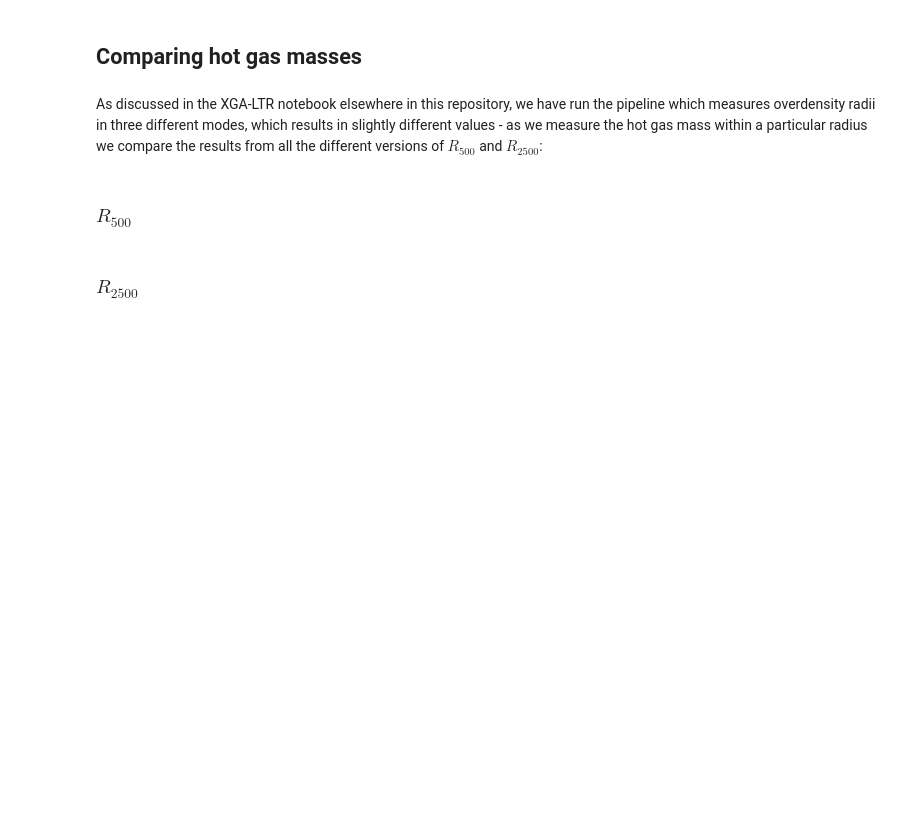
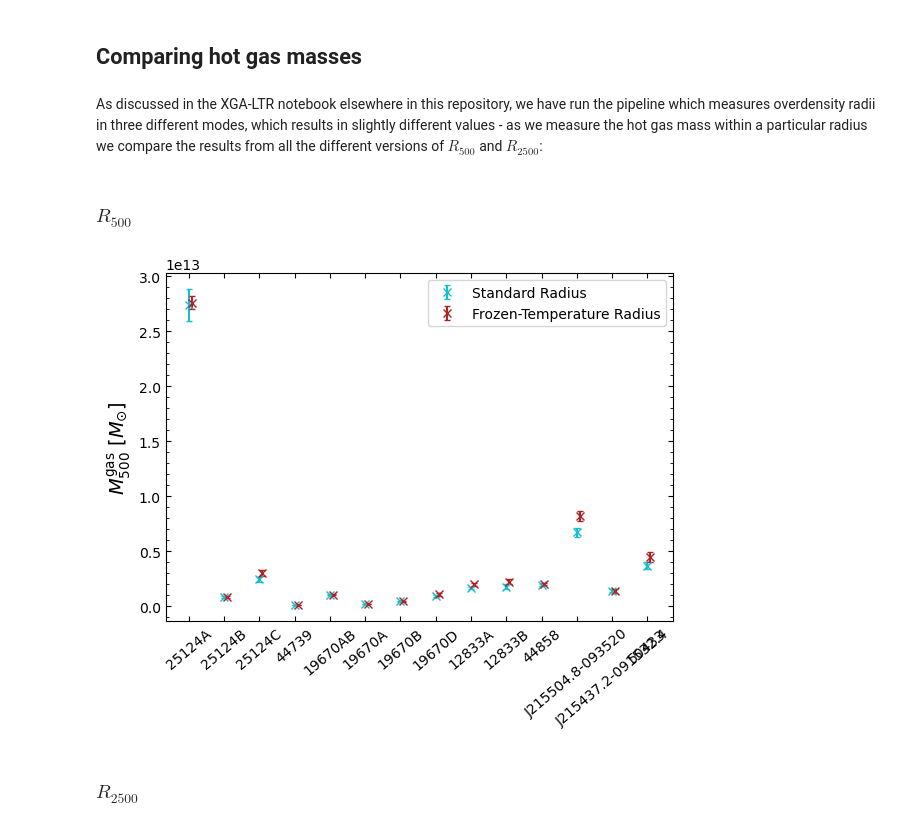
Before and after one commit to DavidT3/OVI_groups, a Jupyter notebook: notebooks/radial_prof_analyses/gas_density.ipynb, the cells around one changed output. Cells and saved outputs as stored; diff of their text form; code cells hidden in the pictures; blank space fills up the shorter version.

```diff
--- a/notebooks/radial_prof_analyses/gas_density.ipynb
+++ b/notebooks/radial_prof_analyses/gas_density.ipynb
@@ -253,8 +250,6 @@ Now that we have generated 3D density profiles, it is trivial to calculate the g
 # %%
 gm500 = []
 gm2500 = []
-metfree_gm500 = []
-metfree_gm2500 = []
 froztemp_gm500 = []
 froztemp_gm2500 = []
 
@@ -268,16 +263,6 @@ for dp in d_profs:
         rel_rad = Quantity(r2500_samp[r2500_samp['name'] == rel_src.name].iloc[0]['r2500'], 'kpc')
         rel_rad_err = Quantity(r2500_samp[r2500_samp['name'] == rel_src.name].iloc[0]['r2500+-'], 'kpc')
         gm2500.append(dp.gas_mass('king', rel_rad, radius_err=rel_rad_err)[0])
-
-        rel_rad = Quantity(r500_metfree_samp[r500_metfree_samp['name'] == rel_src.name].iloc[0]['r500'], 'kpc')
-        rel_rad_err = Quantity(r500_metfree_samp[r500_metfree_samp['name'] ==
-                                                 rel_src.name].iloc[0]['r500+-'], 'kpc')
-        metfree_gm500.append(dp.gas_mass('king', rel_rad, radius_err=rel_rad_err)[0])
-
-        rel_rad = Quantity(r2500_metfree_samp[r2500_metfree_samp['name'] == rel_src.name].iloc[0]['r2500'], 'kpc')
-        rel_rad_err = Quantity(r2500_metfree_samp[r2500_metfree_samp['name'] ==
-                                                  rel_src.name].iloc[0]['r2500+-'], 'kpc')
-        metfree_gm2500.append(dp.gas_mass('king', rel_rad, radius_err=rel_rad_err)[0])
 
         rel_rad = Quantity(r500_froztemp_samp[r500_froztemp_samp['name'] == rel_src.name].iloc[0]['r500'], 'kpc')
         rel_rad_err = Quantity(r500_froztemp_samp[r500_froztemp_samp['name'] ==
@@ -295,8 +280,6 @@ for dp in d_profs:
         null_res = Quantity([np.NaN, np.NaN, np.NaN], 'Msun')
         gm500.append(null_res)
         gm2500.append(null_res)
-        metfree_gm500.append(null_res)
-        metfree_gm2500.append(null_res)
         froztemp_gm500.append(null_res)
         froztemp_gm2500.append(null_res)
 
@@ -305,11 +288,6 @@ gm500[gm500 == 0] = np.NaN
 gm2500 = Quantity(gm2500)
 gm2500[gm2500 == 0] = np.NaN
 
-metfree_gm500 = Quantity(metfree_gm500)
-metfree_gm500[metfree_gm500 == 0] = np.NaN
-metfree_gm2500 = Quantity(metfree_gm2500)
-metfree_gm2500[metfree_gm2500 == 0] = np.NaN
-
 froztemp_gm500 = Quantity(froztemp_gm500)
 froztemp_gm500[froztemp_gm500 == 0] = np.NaN
 froztemp_gm2500 = Quantity(froztemp_gm2500)
@@ -340,41 +330,38 @@ gm_pd
 As discussed in the XGA-LTR notebook elsewhere in this repository, we have run the pipeline which measures overdensity radii in three different modes, which results in slightly different values - as we measure the hot gas mass within a particular radius we compare the results from all the different versions of $R_{500}$ and $R_{2500}$:
 # %%
 stand_col = 'tab:cyan'
-metfree_col = 'firebrick'
-froztemp_col = 'goldenrod'
+froztemp_col = 'firebrick'
 # %% [markdown]
 ### $R_{500}$
 # %%
 x_offset = 0.08
 
 plt.figure(figsize=(6, 5))
 plt.minorticks_on()
 plt.tick_params(which='both', direction='in', top=True, right=True)
 plt.tick_params(which='minor', axis='x', bottom=False, top=False)
 
 plt.errorbar(range(len(srcs)), gm500[:, 0].value, yerr=gm500[:, 1:].T.value, fmt='x', label="Standard Radius",
              color=stand_col, capsize=2)
-
-plt.errorbar(np.array(range(len(srcs))) - x_offset, metfree_gm500[:, 0].value,
-             yerr=metfree_gm500[:, 1:].T.value, fmt='x',
-             label="Metallicity Free Radius", color=metfree_col, capsize=2)
 
 plt.errorbar(np.array(range(len(srcs))) + x_offset, froztemp_gm500[:, 0].value,
              yerr=froztemp_gm500[:, 1:].T.value, fmt='x',
              label="Frozen-Temperature Radius", color=froztemp_col, capsize=2)
 
 plt.ylabel(r"$M^{\rm{gas}}_{500}$ [$M_{\odot}$]", fontsize=14)
 
 plt.xticks(ticks=range(len(srcs)), labels=srcs.names)
 ax = plt.gca()
 for label in ax.get_xticklabels(which='major'):
     label.set(rotation=40, horizontalalignment='center')
 
 plt.legend()
 plt.tight_layout()
 
 plt.savefig('../../outputs/figures/gm_prop_comparisons/gm500_comp.pdf')
 plt.show()
+# %% [output]
+[figure, added]
 # %% [markdown]
 ### $R_{2500}$
 # %%
```
Also changed, not shown: parts of 10 cells of this notebook, 7 other files.
